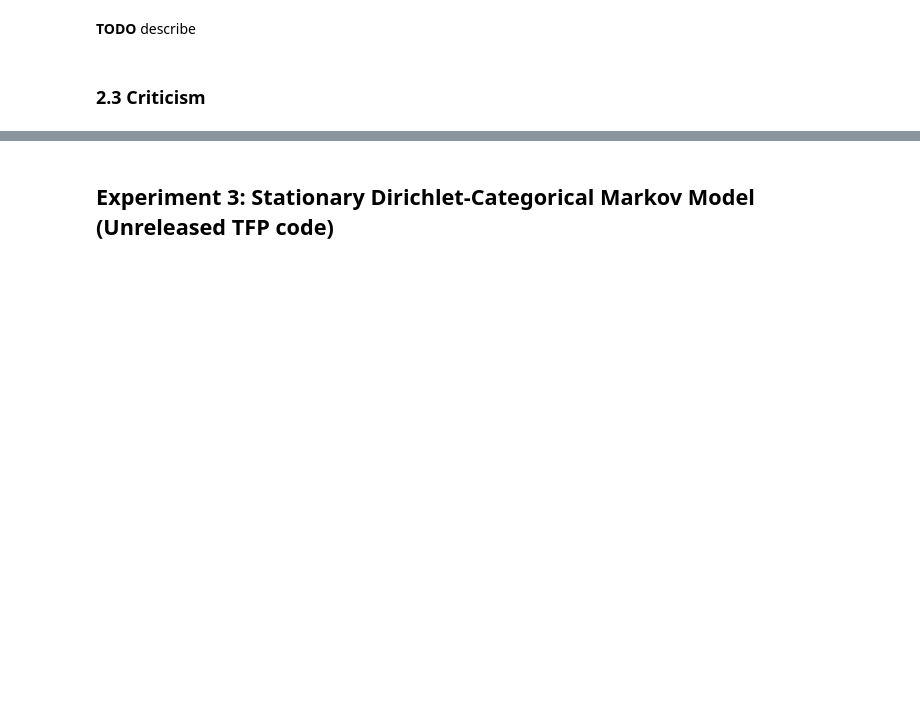
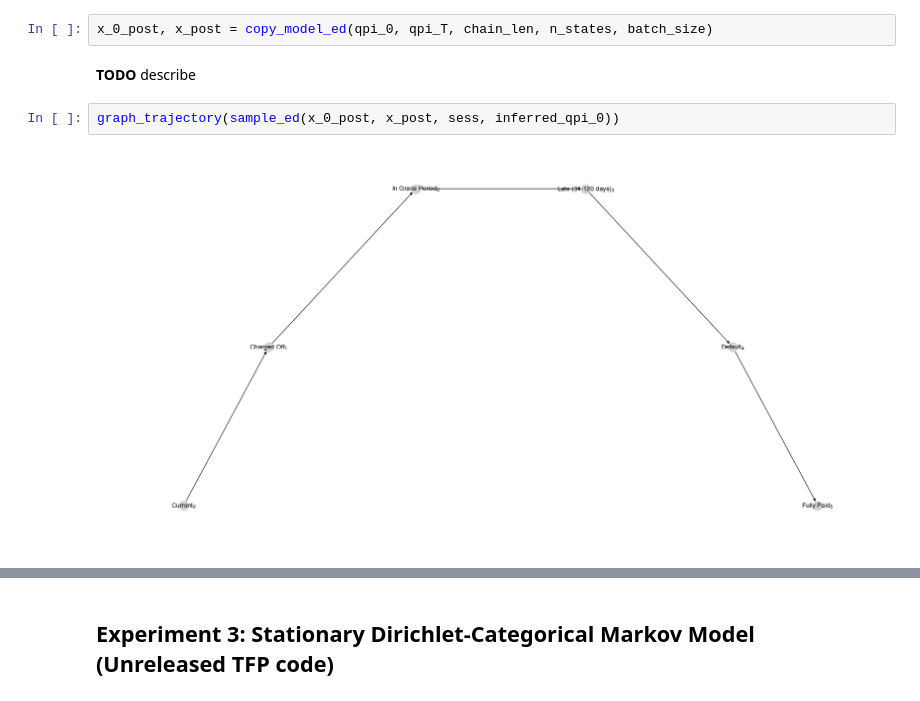
Before and after one commit to basilvetas/lending-club-analysis, a Jupyter notebook: final-project/final-notebook.ipynb, the cells around one changed output, grey strips where cells are left out. Saved outputs shown, nothing was run; the diff lists cells and outputs as text; blank space fills up the shorter version.

Commit message:
Add criticism code exp 2

```diff
--- a/final-project/final-notebook.ipynb
+++ b/final-project/final-notebook.ipynb
@@ -324,4 +343,8 @@ inferred_qpi_T
+# %%
+x_0_post, x_post = copy_model_ed(qpi_0, qpi_T, chain_len, n_states, batch_size)
 # %% [markdown]
 **TODO** describe
-# %% [markdown]
-### 2.3 Criticism
+# %%
+graph_trajectory(sample_ed(x_0_post, x_post, sess, inferred_qpi_0))
+# %% [output]
+[figure, added]
```
Also changed, not shown: parts of 16 cells of this notebook, 2 other files.
